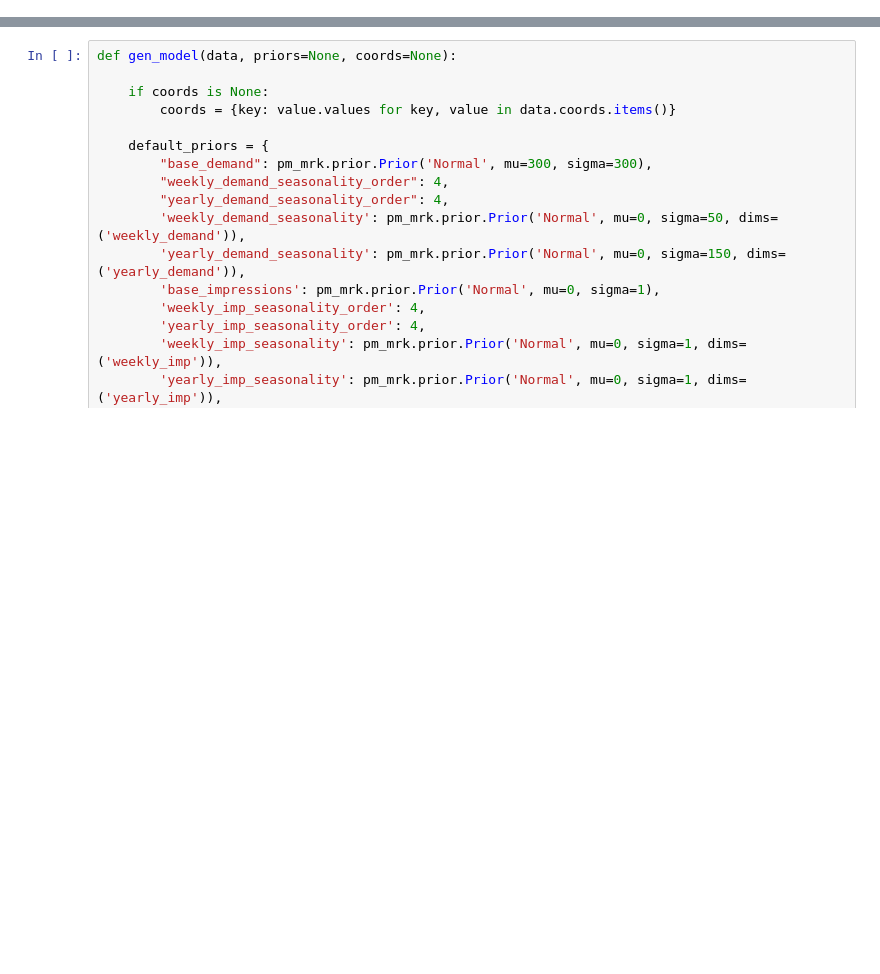
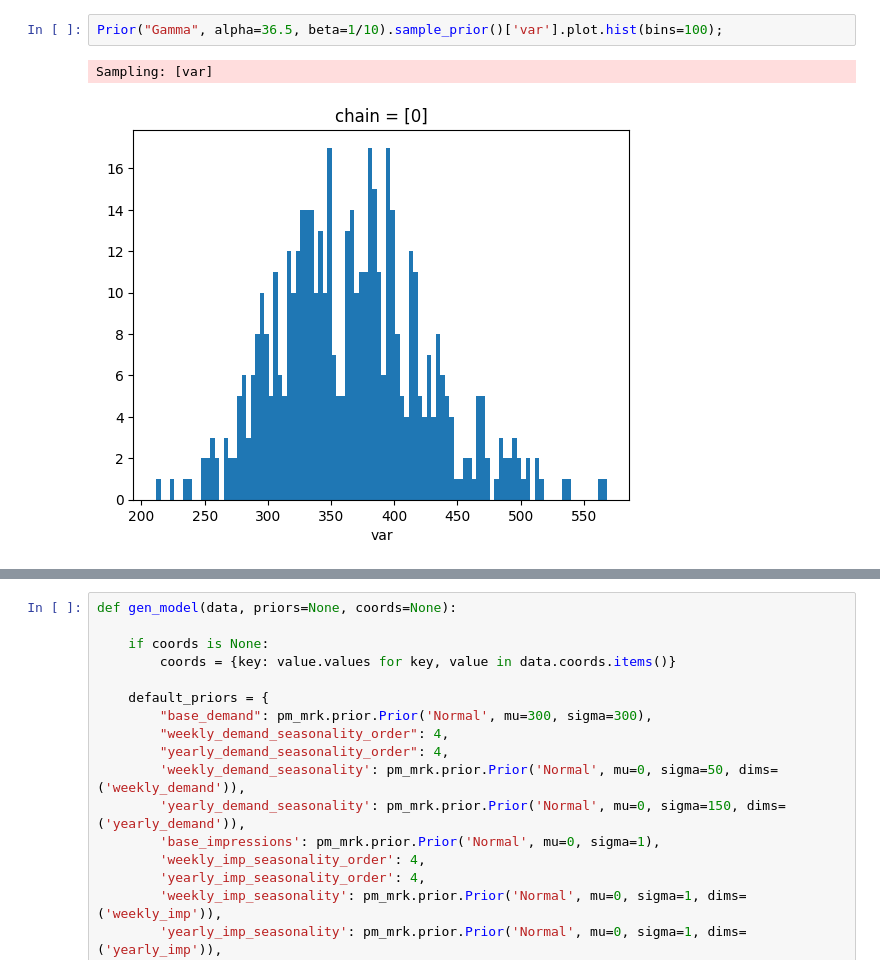
Before and after one commit to redam94/search-click-prediction, a Jupyter notebook: notebooks/test_model.ipynb, the cells around one changed output, grey strips where cells are left out. Cells and saved outputs as stored; diff of their text form; blank space fills up the shorter version.

```diff
--- a/notebooks/test_model.ipynb
+++ b/notebooks/test_model.ipynb
@@ -44,0 +40,5 @@ data.search_volume.plot.line(x='date', hue='geo');
+# %%
+Prior("Gamma", alpha=36.5, beta=1/10).sample_prior()['var'].plot.hist(bins=100);
+# %% [output]
+Sampling: [var]
+[figure, added]
```
Also changed, not shown: parts of 23 cells of this notebook.
